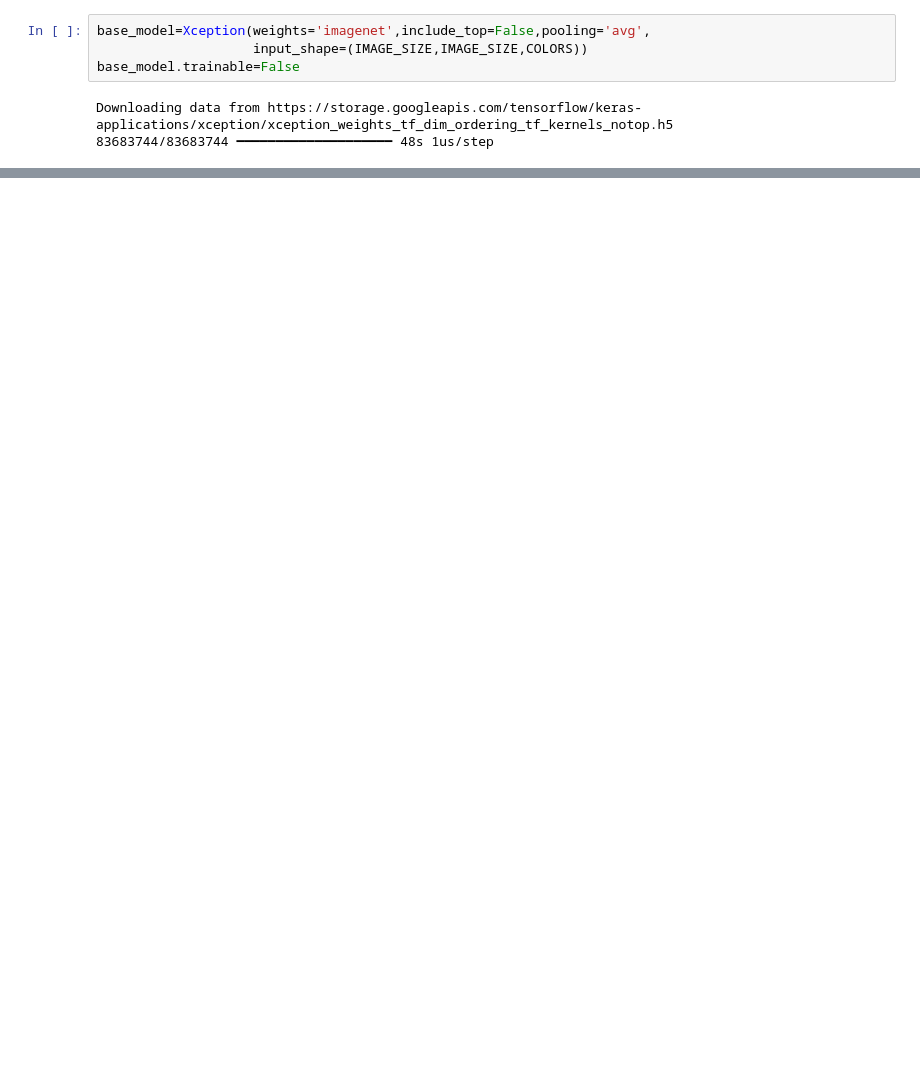
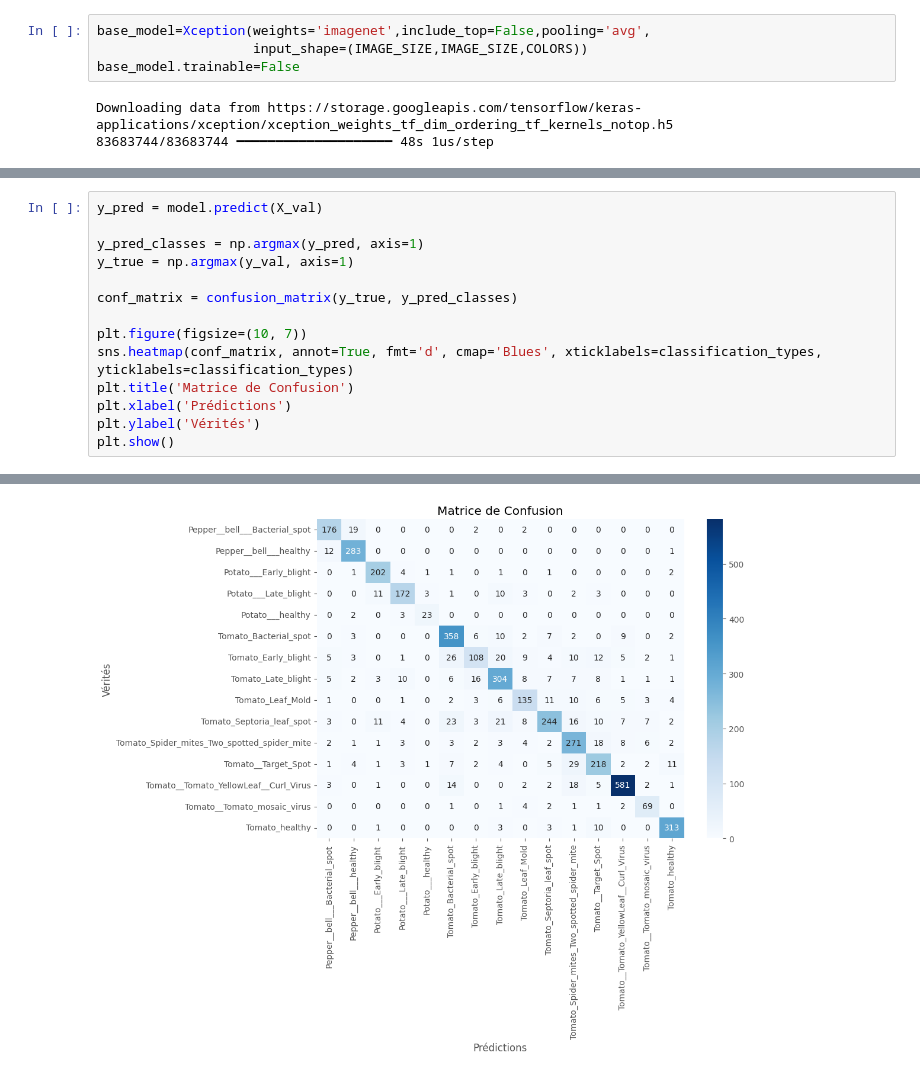
Before and after one commit to naelbenaissa/IA_LeafGuard, a Jupyter notebook: IA_LeafGuard.ipynb, the cells around one changed output, grey strips where cells are left out. Drawn from its saved outputs; the diff is of its cells as text; blank space fills up the shorter version.

```diff
--- a/IA_LeafGuard.ipynb
+++ b/IA_LeafGuard.ipynb
@@ -159,0 +376,15 @@ Downloading data from https://storage.googleapis.com/tensorflow/keras-applicatio
+# %%
+y_pred = model.predict(X_val)
+
+y_pred_classes = np.argmax(y_pred, axis=1)
+y_true = np.argmax(y_val, axis=1)
+
+conf_matrix = confusion_matrix(y_true, y_pred_classes)
+
+plt.figure(figsize=(10, 7))
+sns.heatmap(conf_matrix, annot=True, fmt='d', cmap='Blues', xticklabels=classification_types, yticklabels=classification_types)
+plt.title('Matrice de Confusion')
+plt.xlabel('Prédictions')
+plt.ylabel('Vérités')
+plt.show()
+# %% [output]
@@ -159,0 +392 @@ Downloading data from https://storage.googleapis.com/tensorflow/keras-applicatio
+[figure, added]
```
Also changed, not shown: parts of 23 cells of this notebook.
